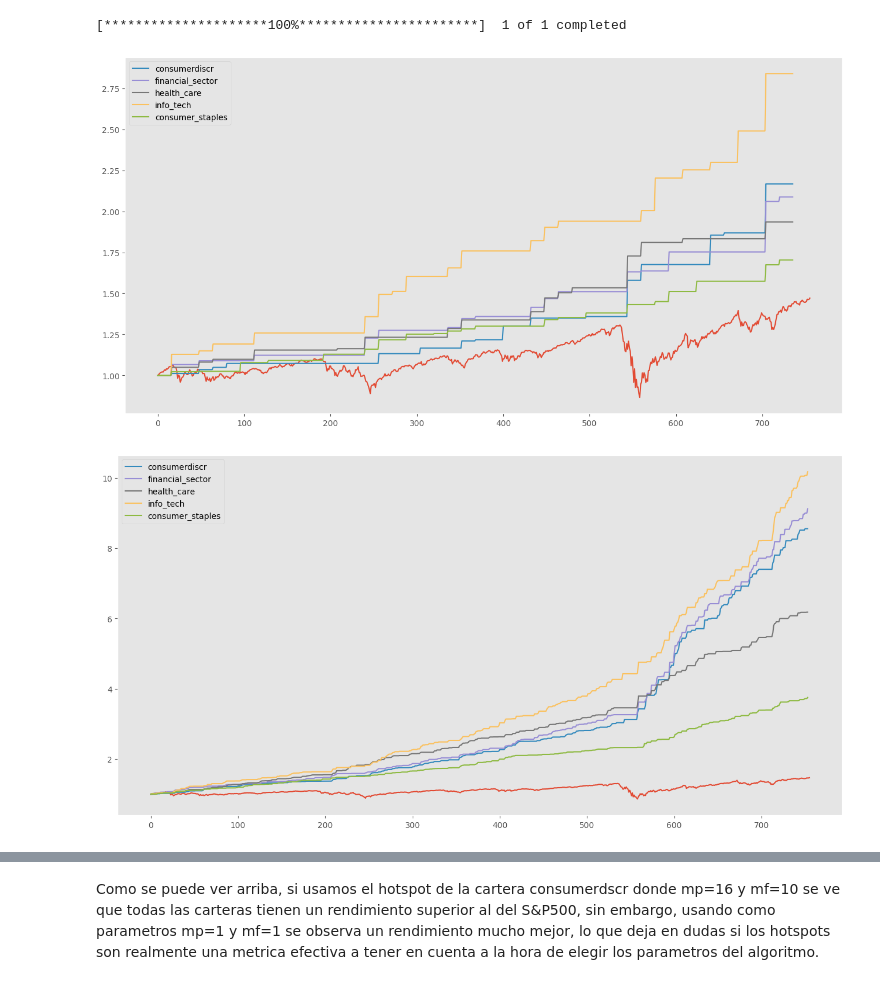
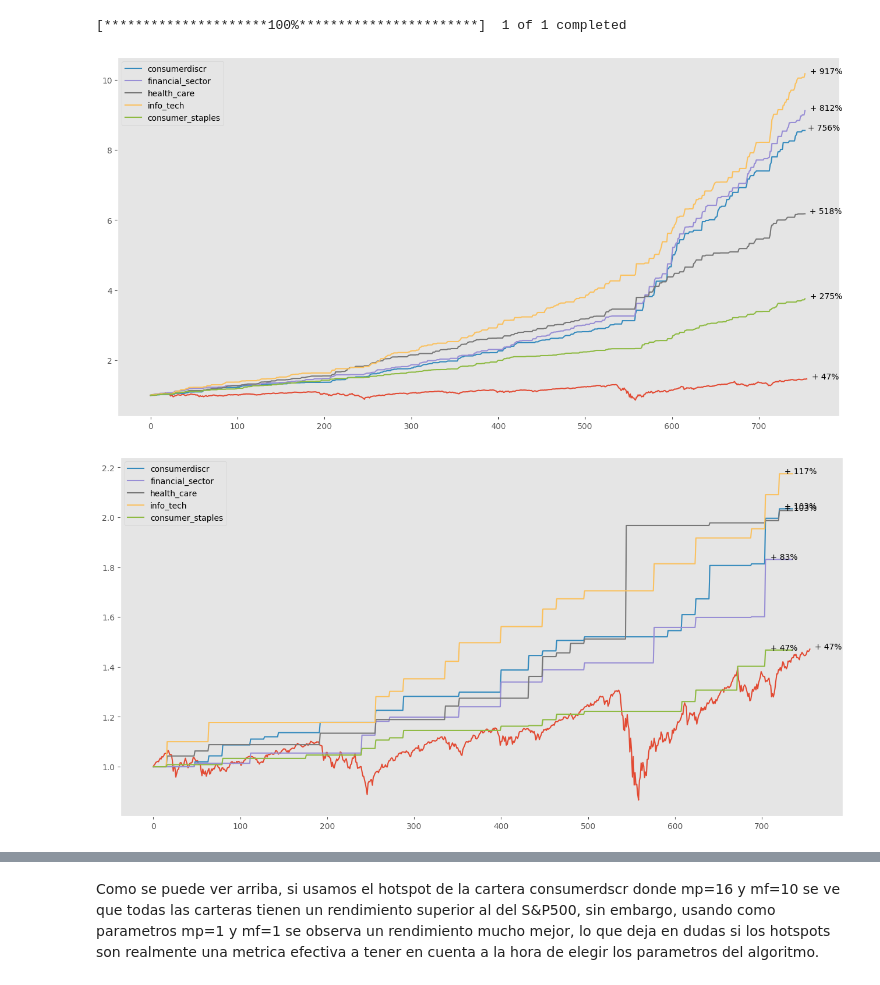
Before and after one commit to SalomoneCro/DMD-Implementation, a Jupyter notebook: DefinitivoAlgoritmo_DMD.ipynb, the cells around one changed output, grey strips where cells are left out. Saved outputs shown, nothing was run; the diff lists cells and outputs as text; code cells hidden in the pictures.

```diff
--- a/DefinitivoAlgoritmo_DMD.ipynb
+++ b/DefinitivoAlgoritmo_DMD.ipynb
@@ -291,11 +290,11 @@ for i in range(x):
 # %% [output]
 [*********************100%***********************]  32 of 32 completed
 # %%
-consumidor0 = resultado(16, 10, Precios)   #Precios ya tiene la informacion de el ETF consumerdscr
-sector_financiero = resultado(16,10,financial_sector)
-salud = resultado(16,10,health_care)
-tech = resultado(16,10,info_tech)
-consumidor1 = resultado(16,10,consumer_staples)
+consumidor0 = resultado(1,1, Precios)   #Precios ya tiene la informacion de el ETF consumerdscr
+sector_financiero = resultado(1,1,financial_sector)
+salud = resultado(1,1,health_care)
+tech = resultado(1,1,info_tech)
+consumidor1 = resultado(1,1,consumer_staples)
 # %%
 #En este codigo se obtiene la data del S&P
 
@@ -319,28 +318,46 @@ ax.plot(sector_financiero, label='financial_sector')
 ax.plot(salud, label='health_care')
 ax.plot(tech, label='info_tech')
 ax.plot(consumidor1, label='consumer_staples')
+Indices = [spy, consumidor0, sector_financiero, salud, tech, consumidor1]
+
+for i in Indices:
+    v = i[-1] - 1
+    if np.sign(v) < 0:
+        s = f'  - {v:.0%}'
+    else:
+        s = f'  + {v:.0%}'
+    ax.annotate(s, xy=(np.argmax(i), i[-1]), xytext=(0,0), textcoords='offset points', fontsize=10)
 ax.legend()
 ax.grid()
 plt.show()
 # %% [output]
-[figure, old version]
+[figure, new version]
 # %%
-consumidor0 = resultado(1,1,Precios)
-sector_financiero = resultado(1,1,financial_sector)
-salud = resultado(1,1,health_care)
-tech = resultado(1,1,info_tech)
-consumidor1 = resultado(1,1,consumer_staples)
+consumidor0 = resultado(16,14,Precios)
+sector_financiero = resultado(16,14,financial_sector)
+salud = resultado(16,14,health_care)
+tech = resultado(16,14,info_tech)
+consumidor1 = resultado(16,14,consumer_staples)
 
 fig, ax = plt.subplots(figsize=(16,8))
 plt.style.use('ggplot')
 ax.plot(spy_np)
 ax.plot(consumidor0, label='consumerdiscr')
 ax.plot(sector_financiero, label='financial_sector')
 ax.plot(salud, label='health_care')
 ax.plot(tech, label='info_tech')
 ax.plot(consumidor1, label='consumer_staples')
+Indices = [spy, consumidor0, sector_financiero, salud, tech, consumidor1]
+
+for i in Indices:
+    v = i[-1] - 1
+    if np.sign(v) < 0:
+        s = f'  - {v:.0%}'
+    else:
+        s = f'  + {v:.0%}'
+    ax.annotate(s, xy=(np.argmax(i), i[-1]), xytext=(0,0), textcoords='offset points', fontsize=10)
 ax.legend()
 ax.grid()
 plt.show()
 # %% [output]
-[figure, old version]
+[figure, new version]
```
Also changed, not shown: parts of 3 cells of this notebook.
